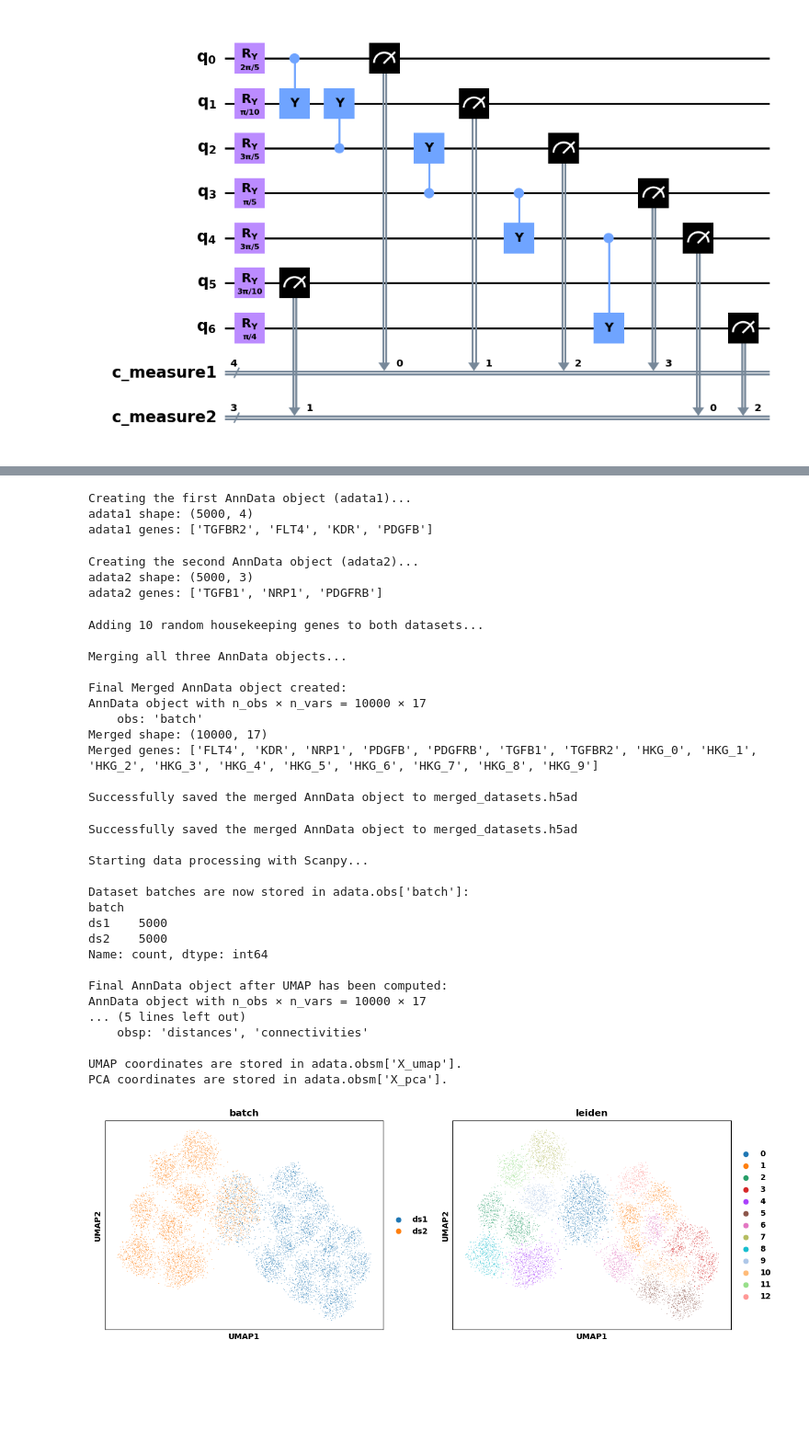
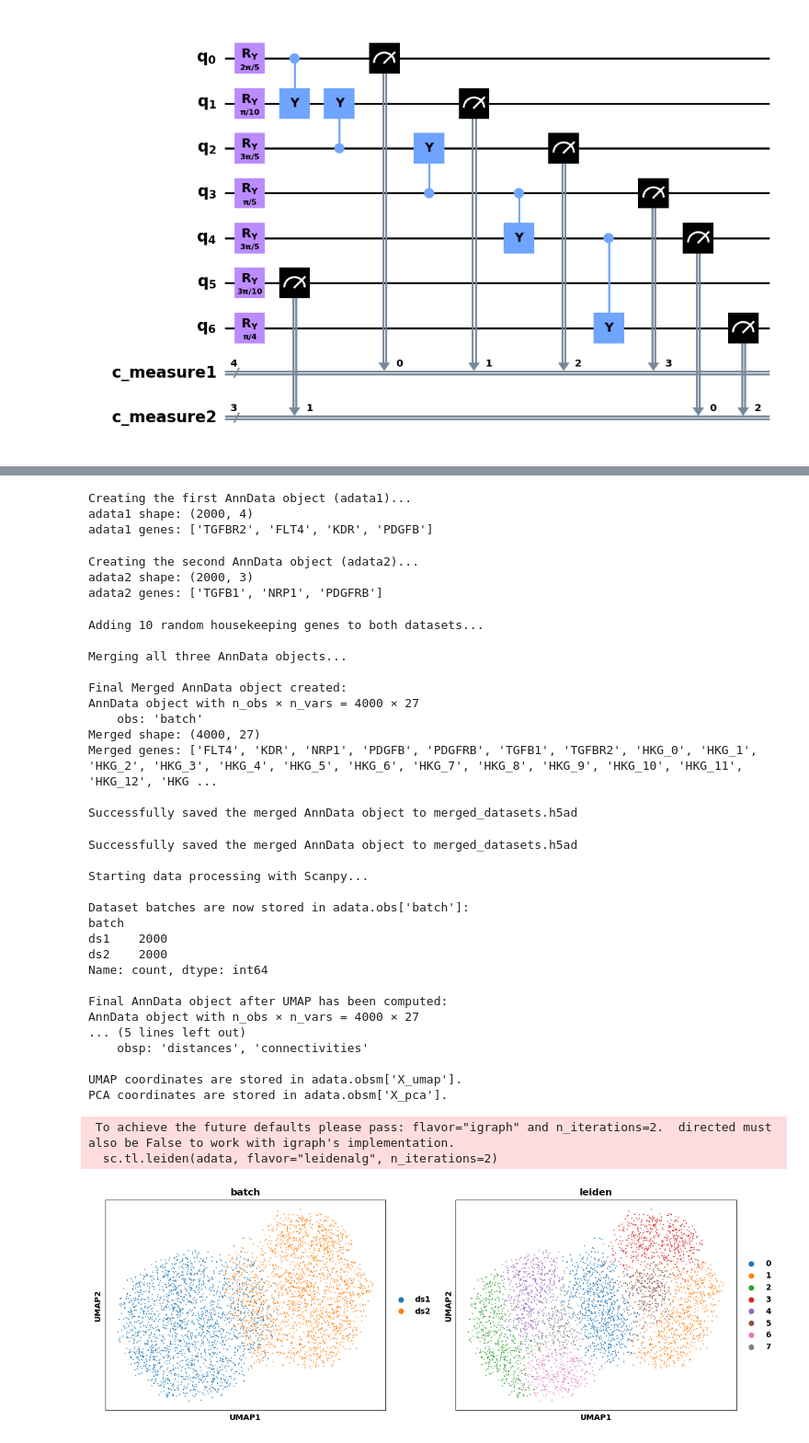
Before and after one commit to cailab-tamu/QuantumXCT, a Jupyter notebook: python/qSim_cell_chat.ipynb, the cells around one changed output, grey strips where cells are left out. Shown at 92% size. Saved outputs shown, nothing was run; the diff lists cells and outputs as text; code cells hidden in the pictures; blank space fills up the shorter version.

```diff
--- a/python/qSim_cell_chat.ipynb
+++ b/python/qSim_cell_chat.ipynb
@@ -218,7 +218,7 @@ def create_count_matrix_nbinom(binary_matrix: np.ndarray, mu_vector: np.ndarray,
 print("Creating the first AnnData object (adata1)...")
 
 # Simulating the first dataset's parameters
-num_cells1 = 5000
+num_cells1 = 2000
 gene_names1 = ['TGFBR2', 'FLT4', 'KDR', 'PDGFB']
 
 # Set these genes to be highly expressed in this population
@@ -240,13 +240,13 @@ print(f"adata1 shape: {adata1.shape}")
 print(f"adata1 genes: {adata1.var_names.tolist()}")
 # %% [output]
 Creating the first AnnData object (adata1)...
-adata1 shape: (5000, 4)
+adata1 shape: (2000, 4)
 adata1 genes: ['TGFBR2', 'FLT4', 'KDR', 'PDGFB']
 # %%
 # --- Step 2: Create the second AnnData object (representing another cell type) ---
 print("\nCreating the second AnnData object (adata2)...")
 
-num_cells2 = 5000
+num_cells2 = 2000
 gene_names2 = ['TGFB1', 'NRP1', 'PDGFRB']
 
 # Set these genes to be highly expressed in this population
@@ -267,17 +267,17 @@ print(f"adata2 shape: {adata2.shape}")
 print(f"adata2 genes: {adata2.var_names.tolist()}")
 # %% [output]
 Creating the second AnnData object (adata2)...
-adata2 shape: (5000, 3)
+adata2 shape: (2000, 3)
 adata2 genes: ['TGFB1', 'NRP1', 'PDGFRB']
 # %%
 # --- Step 3: Add housekeeping genes ---
 print("\nAdding 10 random housekeeping genes to both datasets...")
 
-num_housekeeping_genes = 10
+num_housekeeping_genes = 20
 housekeeping_gene_names = [f'HKG_{i}' for i in range(num_housekeeping_genes)]
 
 # Housekeeping genes are highly and consistently expressed across all cells
-mu_hkg = np.full(num_housekeeping_genes, 200.0)
+mu_hkg = np.full(num_housekeeping_genes, 100.0)
 r_hkg = np.full(num_housekeeping_genes, 5.0) # High r for low dispersion
 
 # Create a binary matrix with 1s for all housekeeping genes across all cells
@@ -328,10 +328,10 @@ Adding 10 random housekeeping genes to both datasets...
 Merging all three AnnData objects...
 
 Final Merged AnnData object created:
-AnnData object with n_obs × n_vars = 10000 × 17
+AnnData object with n_obs × n_vars = 4000 × 27
     obs: 'batch'
-Merged shape: (10000, 17)
-Merged genes: ['FLT4', 'KDR', 'NRP1', 'PDGFB', 'PDGFRB', 'TGFB1', 'TGFBR2', 'HKG_0', 'HKG_1', 'HKG_2', 'HKG_3', 'HKG_4', 'HKG_5', 'HKG_6', 'HKG_7', 'HKG_8', 'HKG_9']
+Merged shape: (4000, 27)
+Merged genes: ['FLT4', 'KDR', 'NRP1', 'PDGFB', 'PDGFRB', 'TGFB1', 'TGFBR2', 'HKG_0', 'HKG_1', 'HKG_2', 'HKG_3', 'HKG_4', 'HKG_5', 'HKG_6', 'HKG_7', 'HKG_8', 'HKG_9', 'HKG_10', 'HKG_11', 'HKG_12', 'HKG ...
 
 Successfully saved the merged AnnData object to merged_datasets.h5ad
 # %%
@@ -368,7 +368,7 @@ else:
 
 # --- 6.5 UMAP (Uniform Manifold Approximation and Projection) ---
 # Set n_pcs to be the minimum of 20 and the number of genes
-n_pcs = min(20, adata.n_vars)
+n_pcs = min(10, adata.n_vars)
 if adata.n_vars > 1:
     sc.pp.neighbors(adata, n_neighbors=10, n_pcs=n_pcs)
     sc.tl.umap(adata)
@@ -389,23 +389,25 @@ Starting data processing with Scanpy...
 
 Dataset batches are now stored in adata.obs['batch']:
 batch
-ds1    5000
-ds2    5000
+ds1    2000
+ds2    2000
 Name: count, dtype: int64
 
 Final AnnData object after UMAP has been computed:
-AnnData object with n_obs × n_vars = 10000 × 17
+AnnData object with n_obs × n_vars = 4000 × 27
 ... (5 lines left out)
     obsp: 'distances', 'connectivities'
 
 UMAP coordinates are stored in adata.obsm['X_umap'].
 PCA coordinates are stored in adata.obsm['X_pca'].
+ To achieve the future defaults please pass: flavor="igraph" and n_iterations=2.  directed must also be False to work with igraph's implementation.
+  sc.tl.leiden(adata, flavor="leidenalg", n_iterations=2)
 # %%
 sc.pl.umap(
     adata,
     color=["batch", "leiden"],
     # Setting a smaller point size to get prevent overlap
-    size=2,
+    size=8,
 )
 # %% [output]
-[figure, old version]
+[figure, new version]
```
Also changed, not shown: parts of 6 cells of this notebook.
